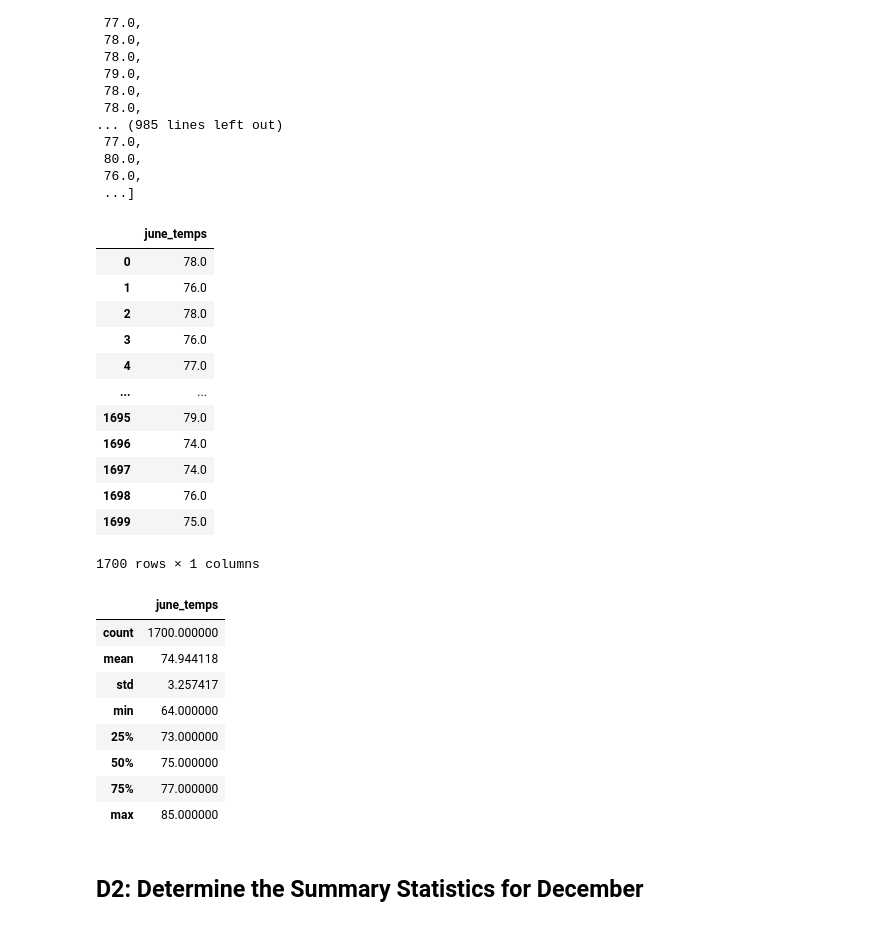
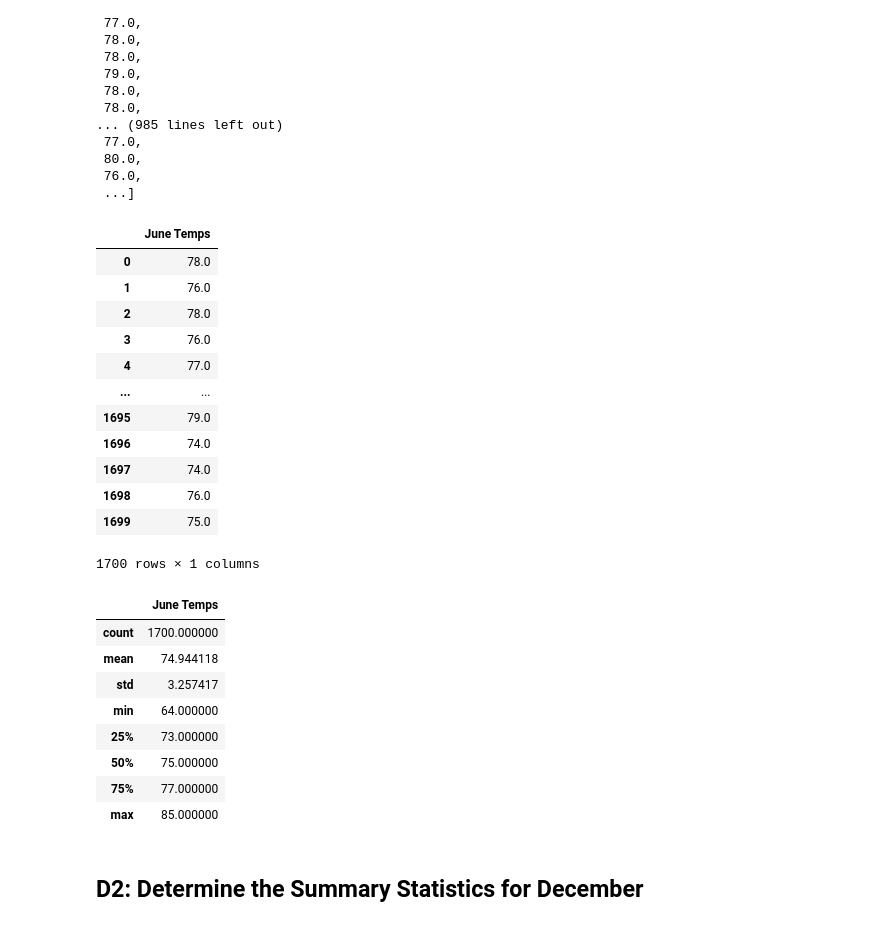
Before and after one commit to jj2773/surfs_up, a Jupyter notebook: SurfsUp_Challenge.ipynb, the cells around one changed output. Drawn from its saved outputs; the diff is of its cells as text; code cells hidden in the pictures.

```diff
--- a/SurfsUp_Challenge.ipynb
+++ b/SurfsUp_Challenge.ipynb
@@ -74,10 +74,10 @@ june_temps
  ...]
 # %%
 # 4. Create a DataFrame from the list of temperatures for the month of June.
-df_temp_june=pd.DataFrame(june_temps,columns=['june_temps'])
+df_temp_june=pd.DataFrame(june_temps,columns=['June Temps'])
 df_temp_june
 # %% [output]
-|  | june_temps |
+|  | June Temps |
 | 0 | 78.0 |
 | 1 | 76.0 |
 | 2 | 78.0 |
@@ -94,7 +94,7 @@ df_temp_june
 # 5. Calculate and print out the summary statistics for the June temperature DataFrame.
 df_temp_june.describe()
 # %% [output]
-|  | june_temps |
+|  | June Temps |
 | count | 1700.000000 |
 | mean | 74.944118 |
 | std | 3.257417 |
```
Also changed, not shown: parts of 3 cells of this notebook, 5 other files.
